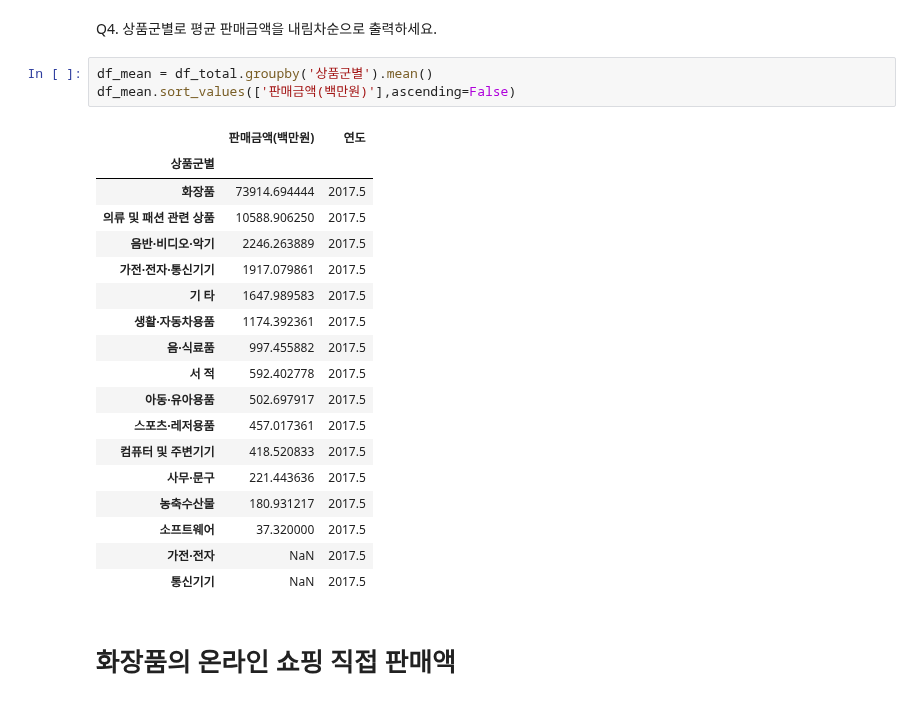
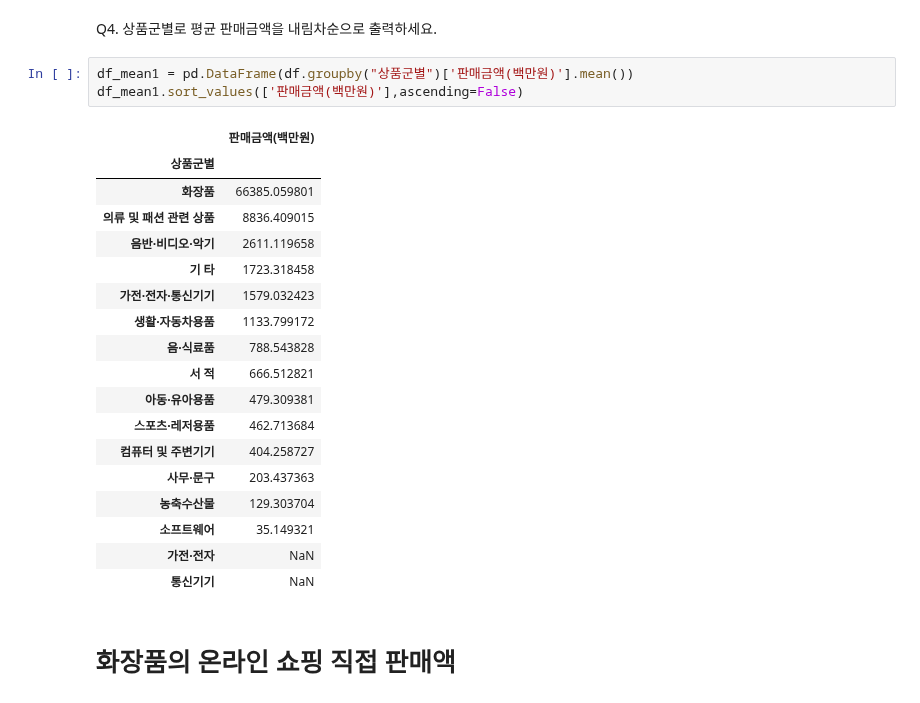
Before and after one commit to guscldns/TestProject, a Jupyter notebook: 0514/07_온라인쇼핑해외판매_Pandas및시각화(실습)_현치운.ipynb, the cells around one changed output. Drawn from its saved outputs; the diff is of its cells as text.

```diff
--- a/0514/07_온라인쇼핑해외판매_Pandas및시각화(실습)_현치운.ipynb
+++ b/0514/07_온라인쇼핑해외판매_Pandas및시각화(실습)_현치운.ipynb
@@ -277,27 +270,27 @@ plt.show()
 # %% [markdown]
 Q4. 상품군별로 평균 판매금액을 내림차순으로 출력하세요.
 # %%
-df_mean = df_total.groupby('상품군별').mean()
-df_mean.sort_values(['판매금액(백만원)'],ascending=False)
+df_mean1 = pd.DataFrame(df.groupby("상품군별")['판매금액(백만원)'].mean())
+df_mean1.sort_values(['판매금액(백만원)'],ascending=False)
 # %% [output]
-|  | 판매금액(백만원) | 연도 |
-| 상품군별 |  |  |
-| 화장품 | 73914.694444 | 2017.5 |
-| 의류 및 패션 관련 상품 | 10588.906250 | 2017.5 |
-| 음반·비디오·악기 | 2246.263889 | 2017.5 |
-| 가전·전자·통신기기 | 1917.079861 | 2017.5 |
-| 기 타 | 1647.989583 | 2017.5 |
-| 생활·자동차용품 | 1174.392361 | 2017.5 |
-| 음·식료품 | 997.455882 | 2017.5 |
-| 서 적 | 592.402778 | 2017.5 |
-| 아동·유아용품 | 502.697917 | 2017.5 |
-| 스포츠·레저용품 | 457.017361 | 2017.5 |
-| 컴퓨터 및 주변기기 | 418.520833 | 2017.5 |
-| 사무·문구 | 221.443636 | 2017.5 |
-| 농축수산물 | 180.931217 | 2017.5 |
-| 소프트웨어 | 37.320000 | 2017.5 |
-| 가전·전자 | NaN | 2017.5 |
-| 통신기기 | NaN | 2017.5 |
+|  | 판매금액(백만원) |
+| 상품군별 |  |
+| 화장품 | 66385.059801 |
+| 의류 및 패션 관련 상품 | 8836.409015 |
+| 음반·비디오·악기 | 2611.119658 |
+| 기 타 | 1723.318458 |
+| 가전·전자·통신기기 | 1579.032423 |
+| 생활·자동차용품 | 1133.799172 |
+| 음·식료품 | 788.543828 |
+| 서 적 | 666.512821 |
+| 아동·유아용품 | 479.309381 |
+| 스포츠·레저용품 | 462.713684 |
+| 컴퓨터 및 주변기기 | 404.258727 |
+| 사무·문구 | 203.437363 |
+| 농축수산물 | 129.303704 |
+| 소프트웨어 | 35.149321 |
+| 가전·전자 | NaN |
+| 통신기기 | NaN |
 # %% [markdown]
 # 화장품의 온라인 쇼핑 직접 판매액
 # %% [markdown]
```
Also changed, not shown: parts of 10 cells of this notebook.
